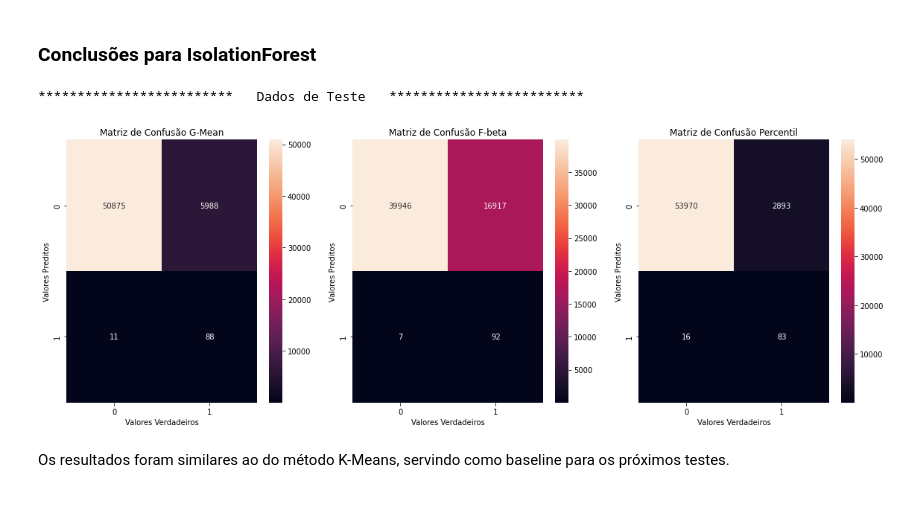
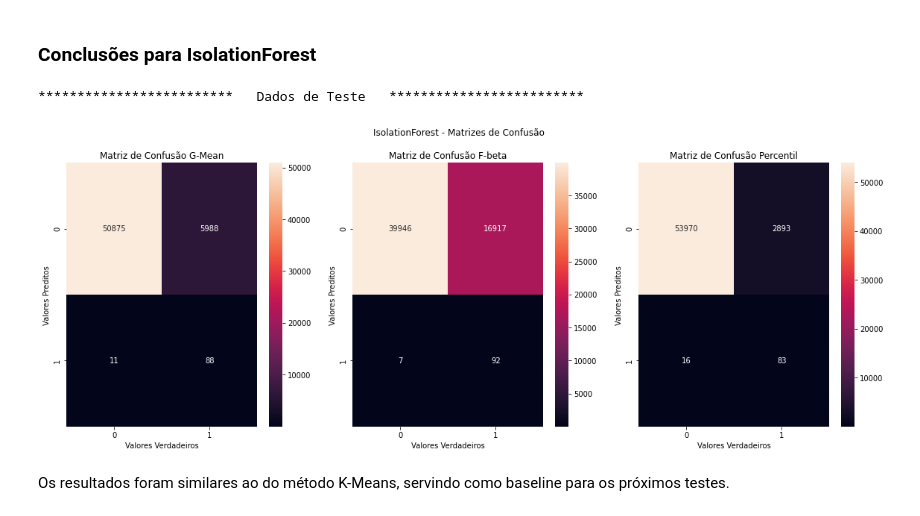
Before and after one commit to Gabriel-Stella/Credit_Card_Fraud, a Jupyter notebook: Credit_Card_Fraud_part1.ipynb, the cells around one changed output. Saved outputs shown, nothing was run; the diff lists cells and outputs as text; code cells hidden in the pictures.

```diff
--- a/Credit_Card_Fraud_part1.ipynb
+++ b/Credit_Card_Fraud_part1.ipynb
@@ -702,12 +763,6 @@ Na realidade, para aumentar em um o número fraudes preditas corretamente, abrim
 ## Testando IsolationForest
 
 IsolationForest é um algoritmo que detecta outliers, que nesse caso iremos testar para verificar se esse algoritmo nos dá bons resultados na classificação de fraudes.
-# %%
-from sklearn.preprocessing import MinMaxScaler
-
-# Mudança de escala para facilitar o treinamento e tornar os dados mais estáveis
-# Iremos treinar somente utilizar os casos de não-fraude para prever outliers que serão preditos como fraude
-X_nf_train_sc = sc_X.transform(X_nf_train)
 # %% [markdown]
 Para ter um treino mais rápido, foi utilizado um truque de treinamento de florestas aleatórias com ``warm_start`` para treinar separadamente diferentes amostras do conjunto de dados, acelerando o treinamento.
 
@@ -732,8 +787,10 @@ splits = np.array_split(idx,n_splits)
 np.random.seed(None)
 
 # Hiperparâmetros
-max_features = range(3,9)
-
+max_features = list(range(3,9))
+Gmean = []
+Fbeta_scores = []
+best_thresholds = []
 for n_features in max_features:
   # IsolationForest com warm_start e treinamento de cada subdivisão (split) dos dados de treino
   clf = IsolationForest(n_estimators=0,max_features=n_features,warm_start=True,random_state=42,n_jobs=-1)
@@ -751,15 +808,18 @@ for n_features in max_features:
   fpr, tpr, thresholds = roc_curve(y_val,val_prob)
 
   j_max = np.sqrt(tpr*(1-fpr)).argmax()
-  Gmean = np.sqrt(tpr*(1-fpr)).max()
+  Gmean.append(np.sqrt(tpr*(1-fpr)).max())
   threshold = thresholds[j_max]
-
+  best_thresholds.append(threshold)
 
   y_val_pred = (val_prob>=threshold)
   beta = 2
-  Fbeta_scores_ = fbeta_score(y_val.reshape(-1),y_val_pred,beta=beta)
+  Fbeta_scores.append(fbeta_score(y_val.reshape(-1),y_val_pred,beta=beta))
 
-  print('Max Features: %d,\t Threshold: %1.3f,\t G-Mean:%1.3f,\t fbeta: %1.3f,\t beta = %1.2f'%(n_features,threshold,Gmean,Fbeta_scores_,beta))
+  print('Max Features: %d,\t Threshold: %1.3f,\t G-Mean:%1.3f,\t fbeta: %1.3f,\t beta = %1.2f'%(n_features,threshold,Gmean[-1],Fbeta_scores[-1],beta))
+j_max = np.argmax(Fbeta_scores)
+max_feature = max_features[j_max]
+print("best max_features F-beta:%d"%max_feature)
 # %% [output]
 Max Features: 3,         Threshold: 0.468,       G-Mean:0.879,   fbeta: 0.860,   beta = 2.00
 Max Features: 4,         Threshold: 0.473,       G-Mean:0.883,   fbeta: 0.857,   beta = 2.00
@@ -772,5 +833,5 @@ Utilizaremos ``max_features=8``, o maior valor obtido para $F_{\beta}$.
 # %%
-clf = IsolationForest(n_estimators=0,max_features=8,warm_start=True,random_state=42,n_jobs=-1)
+clf = IsolationForest(n_estimators=0,max_features=max_feature,warm_start=True,random_state=42,n_jobs=-1)
 
 # Repetindo o procedimento que utilizamos para encontrar os melhores hiperparâmetros
 n_splits = 5
@@ -1091,34 +1180,52 @@ fig.set_size_inches(6.5*3,6.5*1)
 
 # G-mean
 ax = axes[0]
 sns.heatmap(confusion_matrix(y_test.reshape(-1),y_test_pred_gmean,labels=[0.,1.]),annot=True,fmt='1.0f',ax=ax)
 ax.set_title('Matriz de Confusão G-Mean')
 ax.set_xlabel('Valores Verdadeiros')
 ax.set_ylabel('Valores Preditos')
 
 
 
 
 # F-beta
 ax = axes[1]
 sns.heatmap(confusion_matrix(y_test.reshape(-1),y_test_pred_fbeta,labels=[0.,1.]),annot=True,fmt='1.0f',ax=ax)
 ax.set_title('Matriz de Confusão F-beta')
 ax.set_xlabel('Valores Verdadeiros')
 ax.set_ylabel('Valores Preditos')
 
 
 
 # Percentil
 ax = axes[2]
 sns.heatmap(confusion_matrix(y_test.reshape(-1),y_test_pred_std,labels=[0.,1.]),annot=True,fmt='1.0f',ax=ax)
 ax.set_title('Matriz de Confusão Percentil')
 ax.set_xlabel('Valores Verdadeiros')
 ax.set_ylabel('Valores Preditos')
 
+fig.suptitle("IsolationForest - Matrizes de Confusão")
+
+AUC_ROC = roc_auc_score(y_test,test_prob)
+
+
+average_precision = average_precision_score(y_test,test_prob)
+
+
+performance = {"AUC ROC":AUC_ROC,"Average Precision": average_precision,
+                "Classification Report G-Mean":classification_report(y_test.reshape(-1),y_test_pred_gmean,digits=2,output_dict=True),
+                "Classification Report F-Beta":classification_report(y_test.reshape(-1),y_test_pred_fbeta,digits=2,output_dict=True),
+                "Classification Report Percentil":classification_report(y_test.reshape(-1),y_test_pred_std,digits=2,output_dict=True)}
+with open("performance/performance_isolationforest.json","w",encoding="utf-8") as f:
+    json.dump(performance,f)
+
+
+fig.savefig('figures/confusion_matrix_isolationforest.pdf', bbox_inches='tight')
+fig.savefig('figures/confusion_matrix_isolationforest.png', bbox_inches='tight')
 plt.show()
 # %% [output]
 *************************   Dados de Teste   *************************
-[figure, old version]
+[figure, new version]
 # %% [markdown]
 Os resultados foram similares ao do método K-Means, servindo como baseline para os próximos testes.
 # %% [markdown]
```
Also changed, not shown: parts of 14 cells of this notebook.
